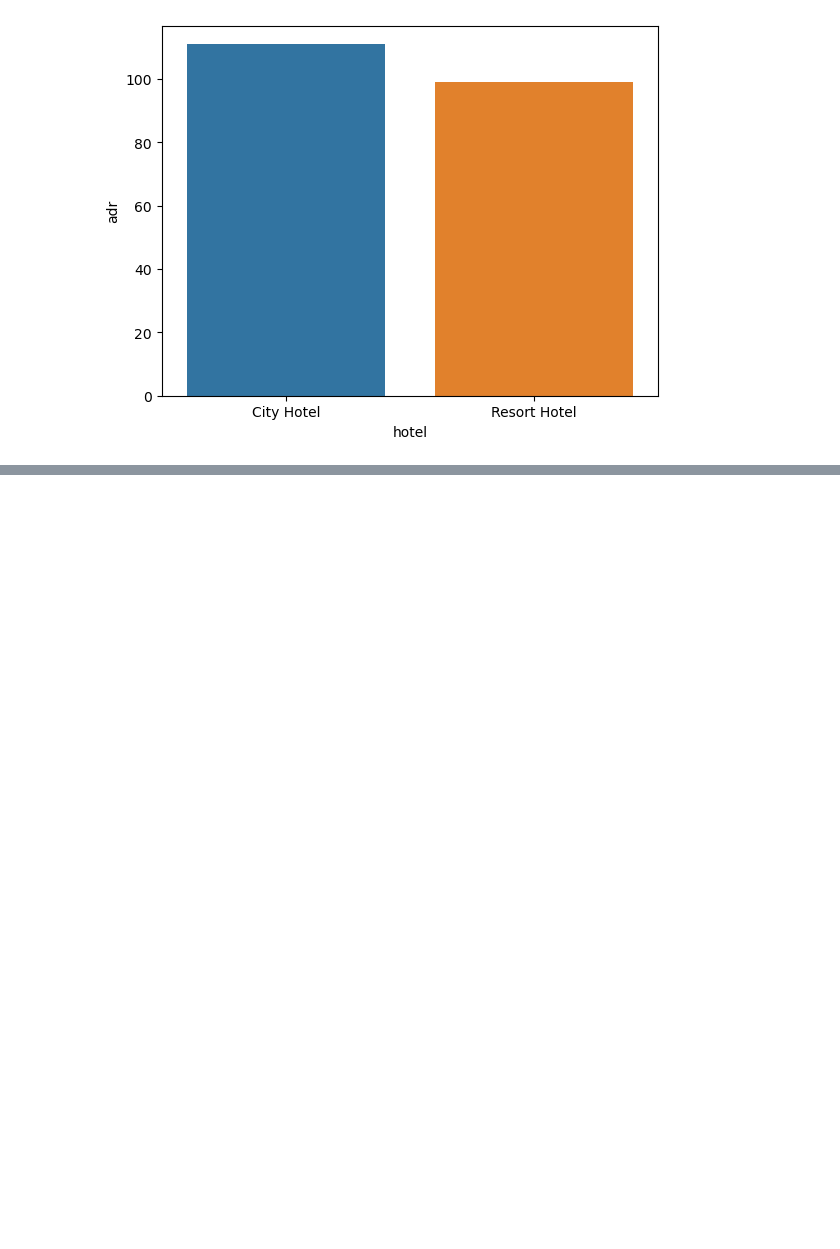
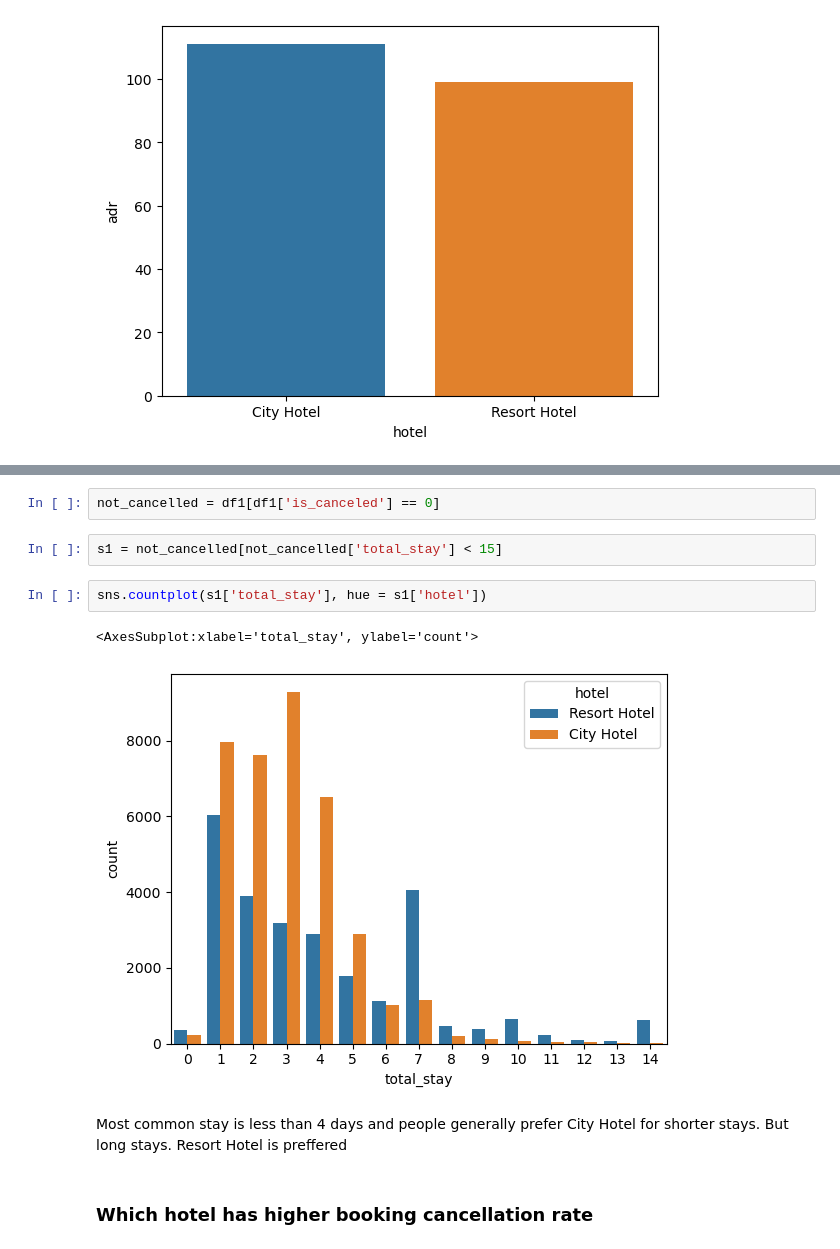
Before and after one commit to muchammadwr/EDA_hotel_bookings, a Jupyter notebook: hotel_bookings.ipynb, the cells around one changed output, grey strips where cells are left out. Drawn from its saved outputs; the diff is of its cells as text; blank space fills up the shorter version.

```diff
--- a/hotel_bookings.ipynb
+++ b/hotel_bookings.ipynb
@@ -802,0 +822,13 @@ sns.barplot(x = hotel_adr.index , y = hotel_adr)
+# %%
+not_cancelled = df1[df1['is_canceled'] == 0]
+# %%
+s1 = not_cancelled[not_cancelled['total_stay'] < 15]
+# %%
+sns.countplot(s1['total_stay'], hue = s1['hotel'])
+# %% [output]
+<AxesSubplot:xlabel='total_stay', ylabel='count'>
+[figure, added]
+# %% [markdown]
+Most common stay is less than 4 days and people generally prefer City Hotel for shorter stays. But long stays. Resort Hotel is preffered
+# %% [markdown]
+### Which hotel has higher booking cancellation rate
```
Also changed, not shown: parts of 38 cells of this notebook.
